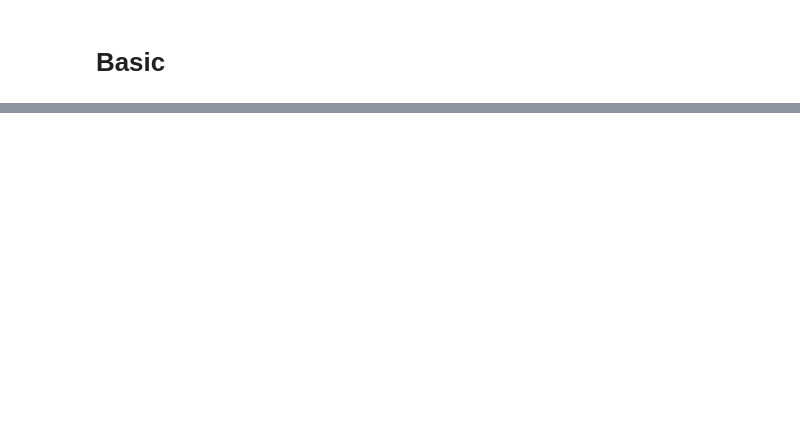
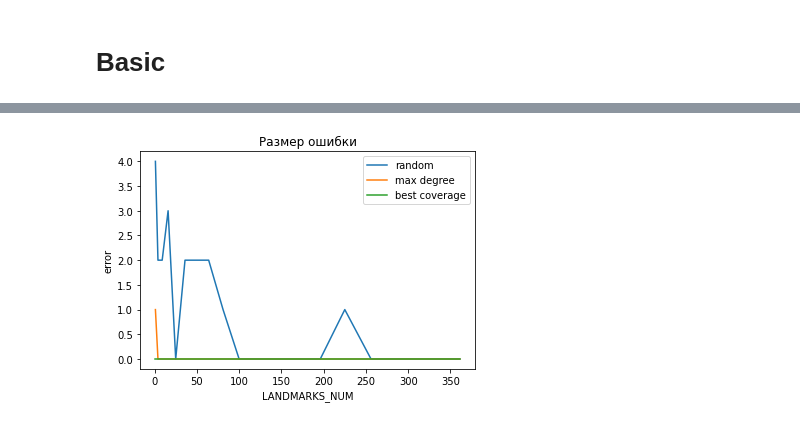
Before and after one commit to Kiruha01/graphs, a Jupyter notebook: Landmarks.ipynb, the cells around one changed output, grey strips where cells are left out. Saved outputs shown, nothing was run; the diff lists cells and outputs as text; code cells hidden in the pictures; blank space fills up the shorter version.

```diff
--- a/Landmarks.ipynb
+++ b/Landmarks.ipynb
@@ -67,25 +36,46 @@ Exact method: 0.0009043216705322266 s. - 5
 # %%
 LANDMARKS_NUM = 3
 
-for LANDMARKS_NUM in (3, 13, 23, 50, 100, 200, 400):
+x_landmarks = []
+
+y_basic_random_time = []
+y_basic_degree_time = []
+y_basic_coverage_time = []
+
+y_basic_random_r = []
+y_basic_degree_r = []
+y_basic_coverage_r = []
+
+for LANDMARKS_NUM in (i**2 for i in range(20)):
+    x_landmarks.append(LANDMARKS_NUM)
 
     print(">>> LANDMARKS_NUM", LANDMARKS_NUM)
 
-    t = time.time()
+    t = time.time_ns()
     path = foo(LandmarksBasic, LANDMARKS_NUM, SelectLandmarksMethod.RANDOM)
-    t = time.time() - t
+    t = time.time_ns() - t
+
+    y_basic_random_time.append(t)
+    y_basic_random_r.append(path-exact_len)
+
 
     print(f"BASIC, random method: {t} s. {path}")
 
-    t = time.time()
+    t = time.time_ns()
     path = foo(LandmarksBasic, LANDMARKS_NUM, SelectLandmarksMethod.MAX_DEGREE)
-    t = time.time() - t
+    t = time.time_ns() - t
+
+    y_basic_degree_time.append(t)
+    y_basic_degree_r.append(path-exact_len)
 
     print(f"BASIC, max degree method: {t} s. {path}")
 
-    t = time.time()
+    t = time.time_ns()
     path = foo(LandmarksBasic, LANDMARKS_NUM, SelectLandmarksMethod.BEST_COVERAGE)
-    t = time.time() - t
+    t = time.time_ns() - t
+
+    y_basic_coverage_time.append(t)
+    y_basic_coverage_r.append(path-exact_len)
 
     print(f"BASIC, best coverage: {t} s. {path}")
 # %% [output]
@@ -108,0 +131,11 @@ BASIC, best coverage: 1.0246937274932861 s. 5
+# %%
+plt.plot(x_landmarks, y_basic_random_r, label="random")
+plt.plot(x_landmarks, y_basic_degree_r, label="max degree")
+plt.plot(x_landmarks, y_basic_coverage_r, label="best coverage")
+plt.legend()
+plt.title("Размер ошибки")
+plt.xlabel("LANDMARKS_NUM")
+plt.ylabel("error")
+plt.show()
+# %% [output]
+[figure, added]
```
Also changed, not shown: parts of 34 cells of this notebook, 1 other file.
